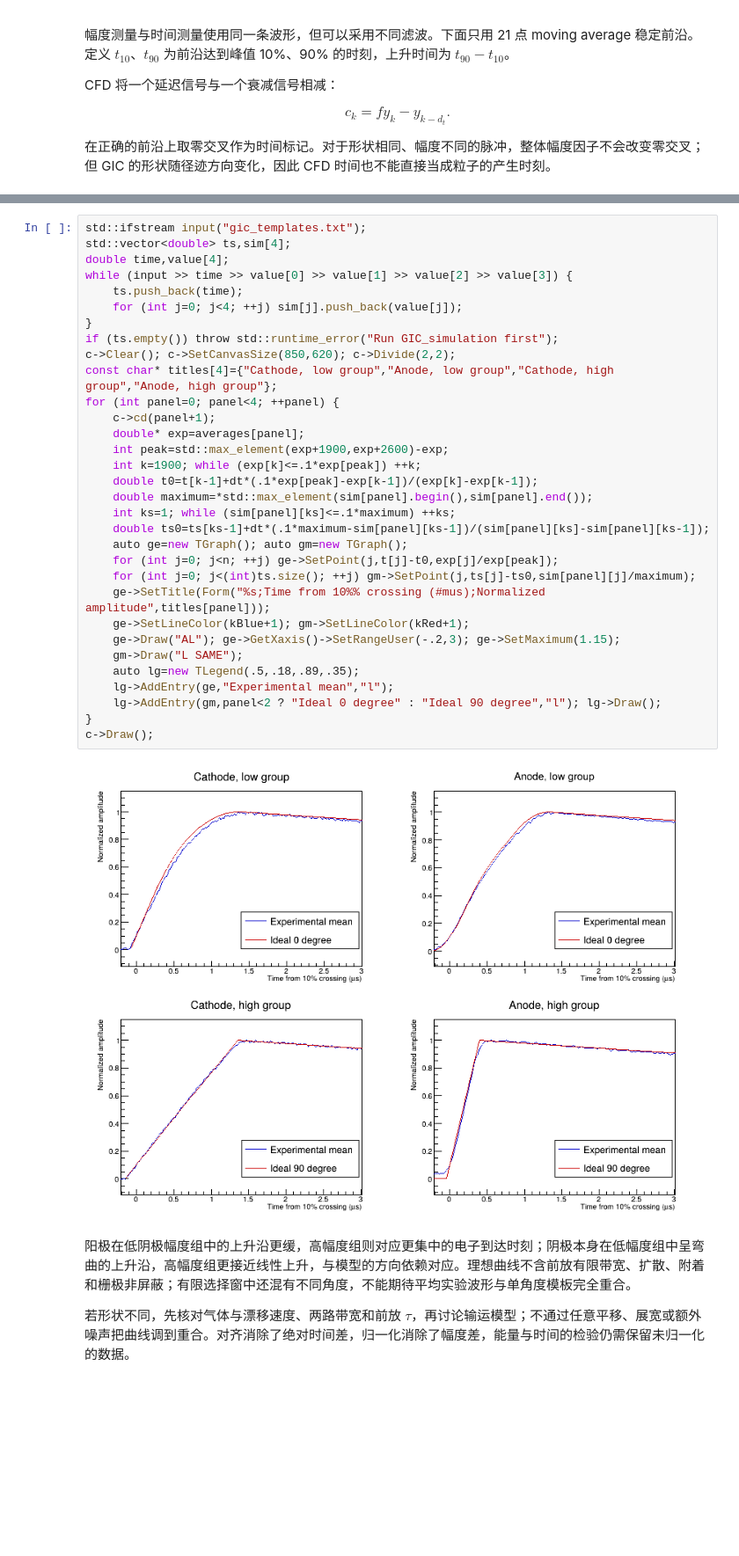
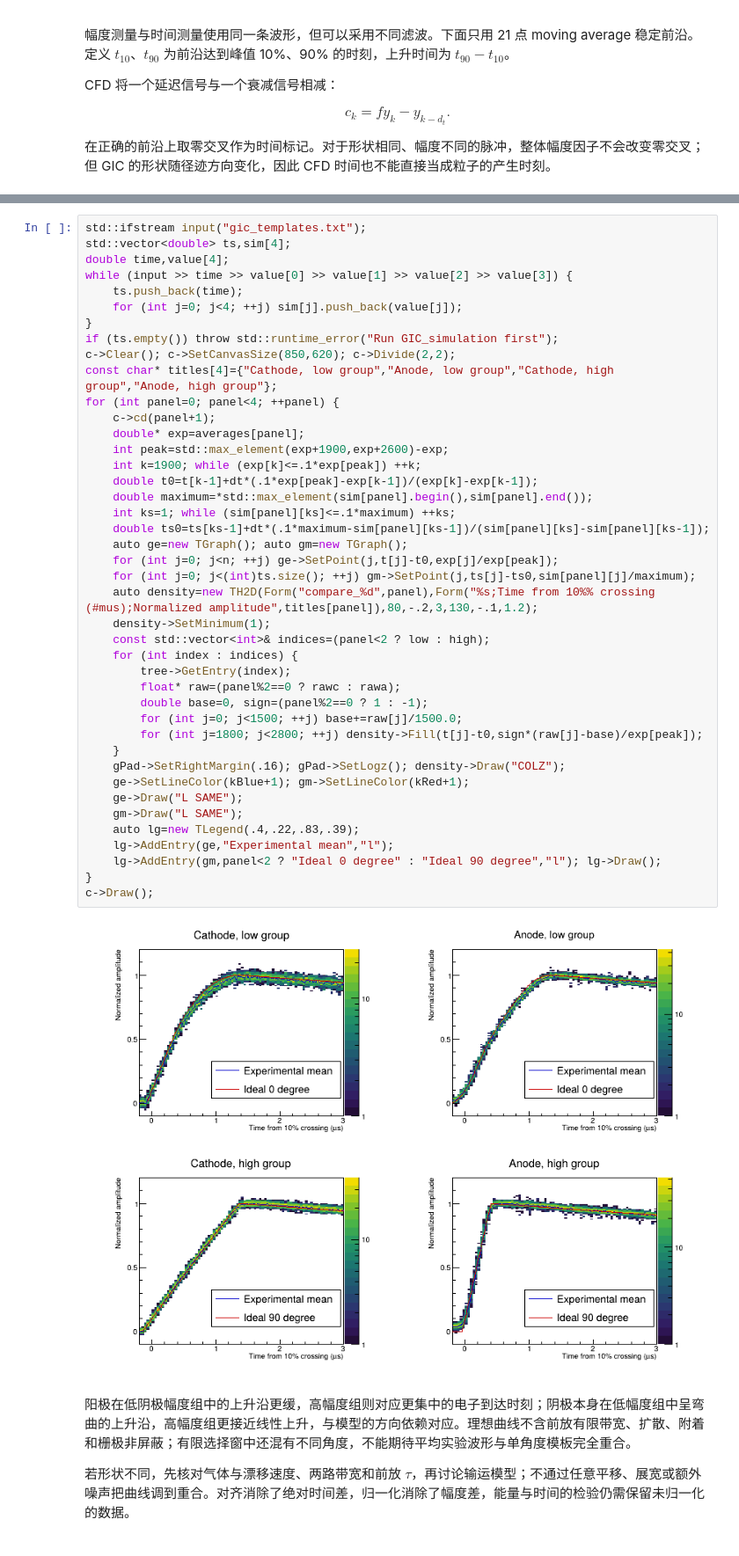
Before and after one commit to zhihuanli/Experimental-Method-in-Nuclear-Physics, a Jupyter notebook: chapt4/GIC/Experimental_Data_Analysis_CPP.ipynb, the cells around one changed output, grey strips where cells are left out. Shown at 88% size. Drawn from its saved outputs; the diff is of its cells as text; blank space fills up the shorter version.

```diff
--- a/chapt4/GIC/Experimental_Data_Analysis_CPP.ipynb
+++ b/chapt4/GIC/Experimental_Data_Analysis_CPP.ipynb
@@ -261,37 +370,47 @@ for (int group=0; group<2; ++group) {
 # %%
 std::ifstream input("gic_templates.txt");
 std::vector<double> ts,sim[4];
 double time,value[4];
 while (input >> time >> value[0] >> value[1] >> value[2] >> value[3]) {
     ts.push_back(time);
     for (int j=0; j<4; ++j) sim[j].push_back(value[j]);
 }
 if (ts.empty()) throw std::runtime_error("Run GIC_simulation first");
 c->Clear(); c->SetCanvasSize(850,620); c->Divide(2,2);
 const char* titles[4]={"Cathode, low group","Anode, low group","Cathode, high group","Anode, high group"};
 for (int panel=0; panel<4; ++panel) {
     c->cd(panel+1);
     double* exp=averages[panel];
     int peak=std::max_element(exp+1900,exp+2600)-exp;
     int k=1900; while (exp[k]<=.1*exp[peak]) ++k;
     double t0=t[k-1]+dt*(.1*exp[peak]-exp[k-1])/(exp[k]-exp[k-1]);
     double maximum=*std::max_element(sim[panel].begin(),sim[panel].end());
     int ks=1; while (sim[panel][ks]<=.1*maximum) ++ks;
     double ts0=ts[ks-1]+dt*(.1*maximum-sim[panel][ks-1])/(sim[panel][ks]-sim[panel][ks-1]);
     auto ge=new TGraph(); auto gm=new TGraph();
     for (int j=0; j<n; ++j) ge->SetPoint(j,t[j]-t0,exp[j]/exp[peak]);
     for (int j=0; j<(int)ts.size(); ++j) gm->SetPoint(j,ts[j]-ts0,sim[panel][j]/maximum);
-    ge->SetTitle(Form("%s;Time from 10%% crossing (#mus);Normalized amplitude",titles[panel]));
+    auto density=new TH2D(Form("compare_%d",panel),Form("%s;Time from 10%% crossing (#mus);Normalized amplitude",titles[panel]),80,-.2,3,130,-.1,1.2);
+    density->SetMinimum(1);
+    const std::vector<int>& indices=(panel<2 ? low : high);
+    for (int index : indices) {
+        tree->GetEntry(index);
+        float* raw=(panel%2==0 ? rawc : rawa);
+        double base=0, sign=(panel%2==0 ? 1 : -1);
+        for (int j=0; j<1500; ++j) base+=raw[j]/1500.0;
+        for (int j=1800; j<2800; ++j) density->Fill(t[j]-t0,sign*(raw[j]-base)/exp[peak]);
+    }
+    gPad->SetRightMargin(.16); gPad->SetLogz(); density->Draw("COLZ");
     ge->SetLineColor(kBlue+1); gm->SetLineColor(kRed+1);
-    ge->Draw("AL"); ge->GetXaxis()->SetRangeUser(-.2,3); ge->SetMaximum(1.15);
+    ge->Draw("L SAME");
     gm->Draw("L SAME");
-    auto lg=new TLegend(.5,.18,.89,.35);
+    auto lg=new TLegend(.4,.22,.83,.39);
     lg->AddEntry(ge,"Experimental mean","l");
     lg->AddEntry(gm,panel<2 ? "Ideal 0 degree" : "Ideal 90 degree","l"); lg->Draw();
 }
 c->Draw();
 # %% [output]
-[figure, old version]
+[figure, new version]
 # %% [markdown]
 阳极在低阴极幅度组中的上升沿更缓，高幅度组则对应更集中的电子到达时刻；阴极本身在低幅度组中呈弯曲的上升沿，高幅度组更接近线性上升，与模型的方向依赖对应。理想曲线不含前放有限带宽、扩散、附着和栅极非屏蔽；有限选择窗中还混有不同角度，不能期待平均实验波形与单角度模板完全重合。
 
```
Also changed, not shown: parts of 23 cells of this notebook, 44 other files.
